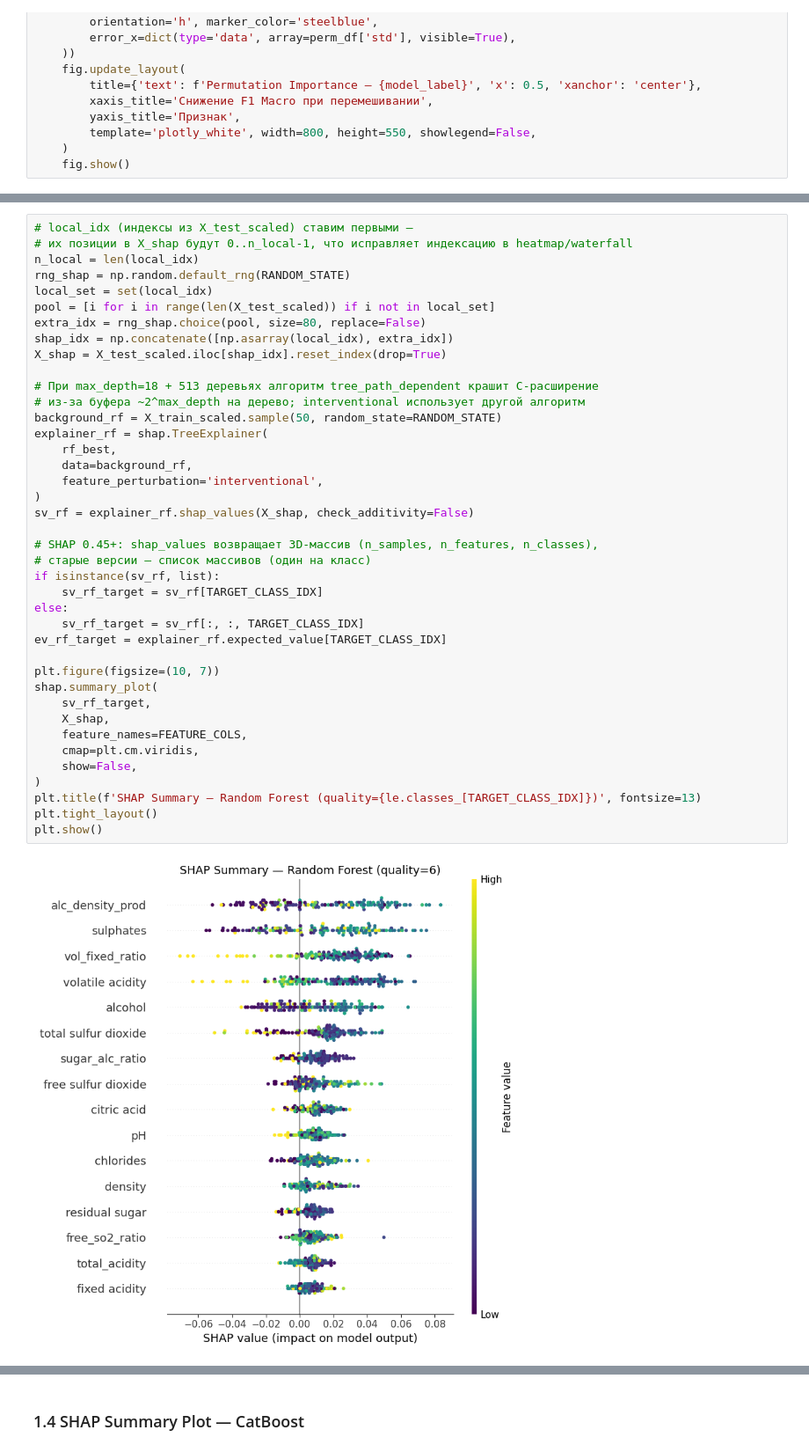
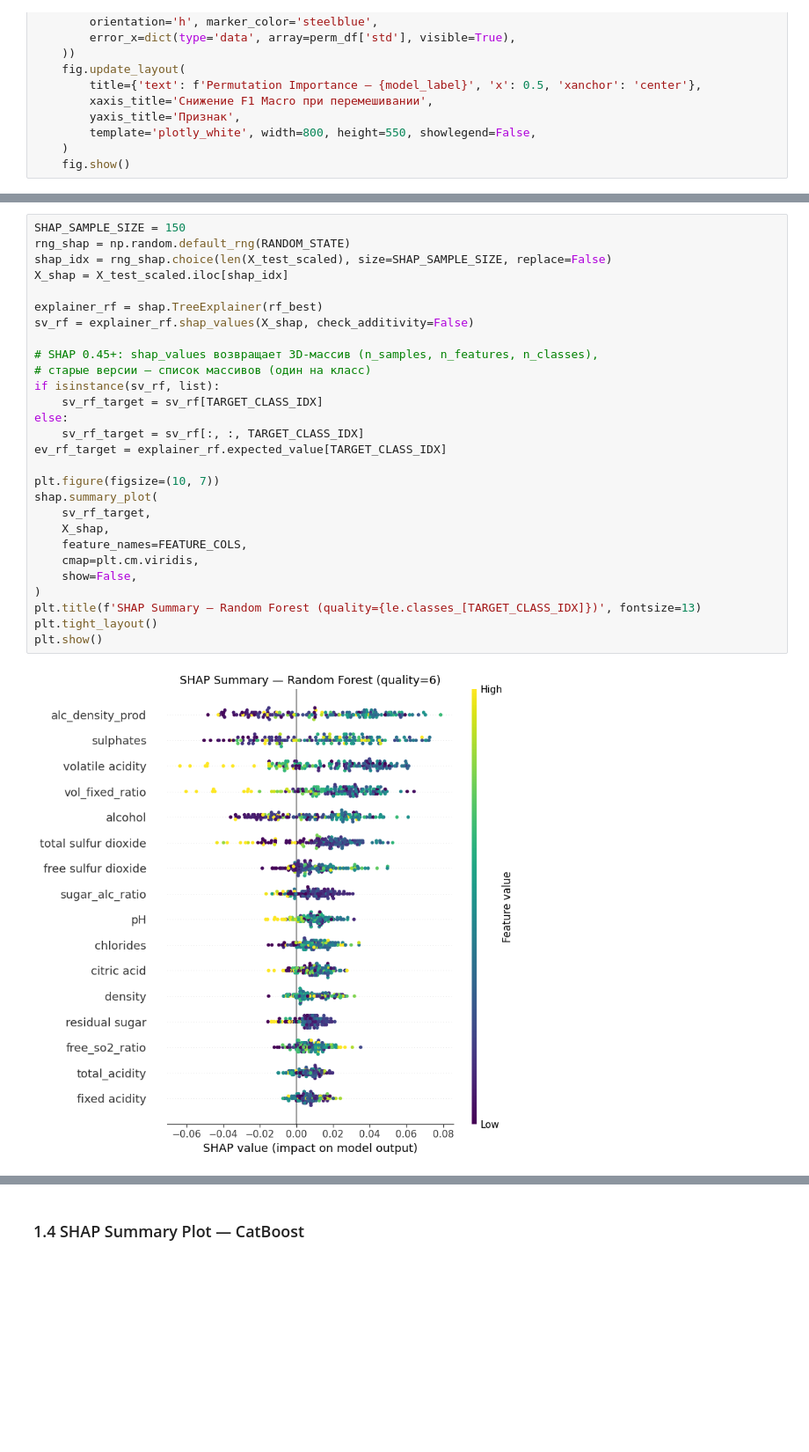
Before and after one commit to 2made1ra/ML2, a Jupyter notebook: LAB_I/notebooks/lab_1.ipynb, the cells around one changed output, grey strips where cells are left out. Shown at 88% size. Drawn from its saved outputs; the diff is of its cells as text; blank space fills up the shorter version.

```diff
--- a/LAB_I/notebooks/lab_1.ipynb
+++ b/LAB_I/notebooks/lab_1.ipynb
@@ -1157,42 +1179,30 @@ plt.show()
 # %%
-# local_idx (индексы из X_test_scaled) ставим первыми —
-# их позиции в X_shap будут 0..n_local-1, что исправляет индексацию в heatmap/waterfall
-n_local = len(local_idx)
+SHAP_SAMPLE_SIZE = 150
 rng_shap = np.random.default_rng(RANDOM_STATE)
-local_set = set(local_idx)
-pool = [i for i in range(len(X_test_scaled)) if i not in local_set]
-extra_idx = rng_shap.choice(pool, size=80, replace=False)
-shap_idx = np.concatenate([np.asarray(local_idx), extra_idx])
-X_shap = X_test_scaled.iloc[shap_idx].reset_index(drop=True)
+shap_idx = rng_shap.choice(len(X_test_scaled), size=SHAP_SAMPLE_SIZE, replace=False)
+X_shap = X_test_scaled.iloc[shap_idx]
 
-# При max_depth=18 + 513 деревьях алгоритм tree_path_dependent крашит C-расширение
-# из-за буфера ~2^max_depth на дерево; interventional использует другой алгоритм
-background_rf = X_train_scaled.sample(50, random_state=RANDOM_STATE)
-explainer_rf = shap.TreeExplainer(
-    rf_best,
-    data=background_rf,
-    feature_perturbation='interventional',
-)
+explainer_rf = shap.TreeExplainer(rf_best)
 sv_rf = explainer_rf.shap_values(X_shap, check_additivity=False)
 
 # SHAP 0.45+: shap_values возвращает 3D-массив (n_samples, n_features, n_classes),
 # старые версии — список массивов (один на класс)
 if isinstance(sv_rf, list):
     sv_rf_target = sv_rf[TARGET_CLASS_IDX]
 else:
     sv_rf_target = sv_rf[:, :, TARGET_CLASS_IDX]
 ev_rf_target = explainer_rf.expected_value[TARGET_CLASS_IDX]
 
 plt.figure(figsize=(10, 7))
 shap.summary_plot(
     sv_rf_target,
     X_shap,
     feature_names=FEATURE_COLS,
     cmap=plt.cm.viridis,
     show=False,
 )
 plt.title(f'SHAP Summary — Random Forest (quality={le.classes_[TARGET_CLASS_IDX]})', fontsize=13)
 plt.tight_layout()
 plt.show()
 # %% [output]
-[figure, old version]
+[figure, new version]
```
Also changed, not shown: parts of 54 cells of this notebook, 10 other files.
